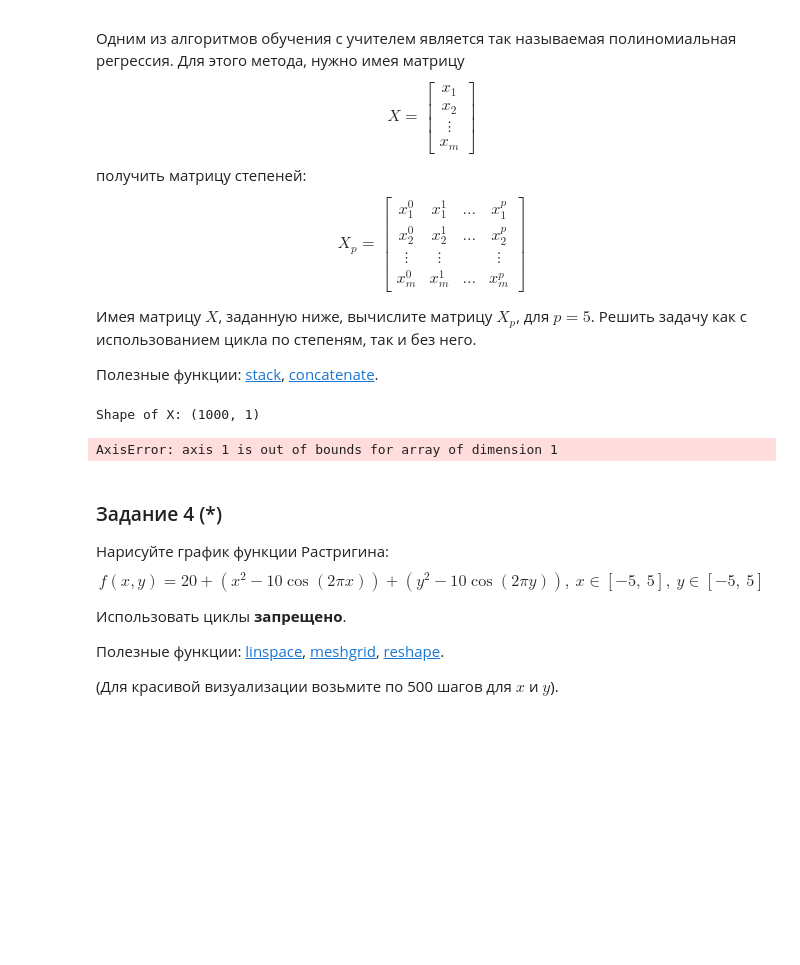
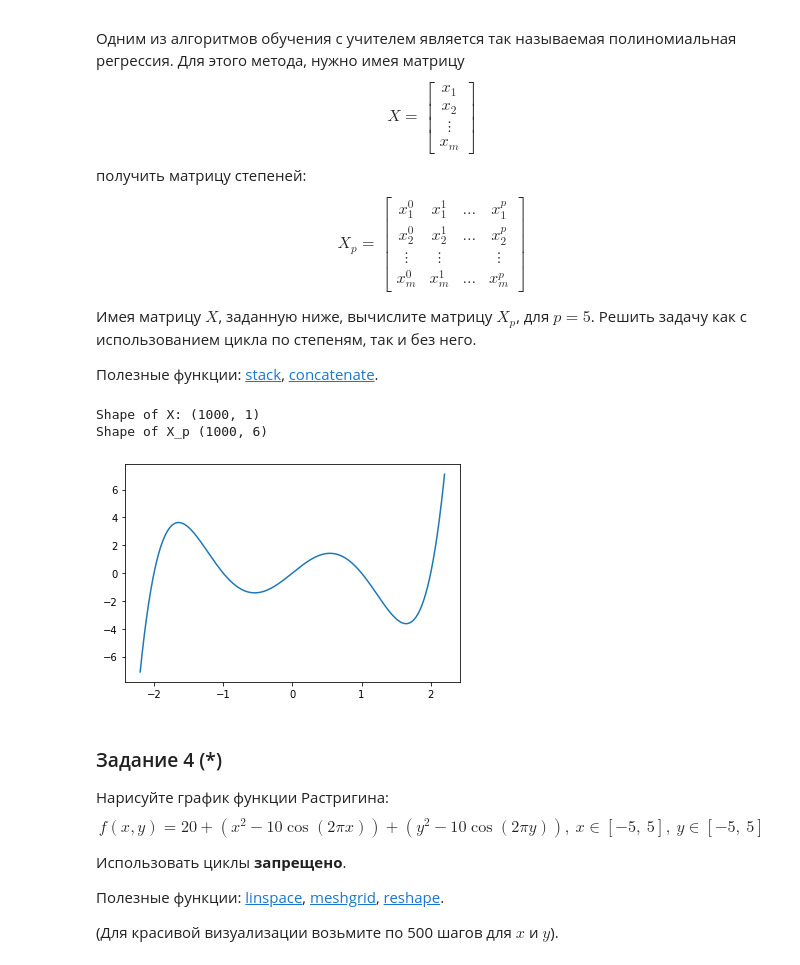
Before and after one commit to KHYehor/MachineLearning, a Jupyter notebook: lab1/Lab 1.ipynb, the cells around one changed output. Cells and saved outputs as stored; diff of their text form; code cells hidden in the pictures; blank space fills up the shorter version.

```diff
--- a/lab1/Lab 1.ipynb
+++ b/lab1/Lab 1.ipynb
@@ -77,33 +77,22 @@ x^{0}_{m} & x^{1}_{m} & \dotsc  & x^{p}_{m}
 # %%
 X = np.linspace(-2.2, 2.2, 1000)[:, np.newaxis]
 print(f'Shape of X: {X.shape}')
 
-X_arr = X.reshape(1000)
-# X_p = np.stack([
-#     X_arr**0,
-#     X_arr**1,
-#     X_arr**2,
-#     X_arr**3,
-#     X_arr**4,
-#     X_arr**5
-
-# ], axis=1)
-X_p = np.array([])
-for i in range(6):
-    X_p = np.concatenate((X_p, X.T**i), axis=1)
-
-print(X_p)
+X_p = np.concatenate([X ** i for i in range(6)], axis=-1)
+# X_p = X ** np.arange(6)
 print(f'Shape of X_p {X_p.shape}')
 assert X_p.shape == (1000, 6)
 
 plt.plot(
     X[..., 0],
     X_p @ np.array([[0, 4, 0, -5, 0, 1]]).T
 )
+
 plt.show()
 # %% [output]
 Shape of X: (1000, 1)
+Shape of X_p (1000, 6)
-AxisError: axis 1 is out of bounds for array of dimension 1
+[figure, added]
 # %% [markdown]
 ### Задание 4 (*)
 
```
Also changed, not shown: 3 other files.
